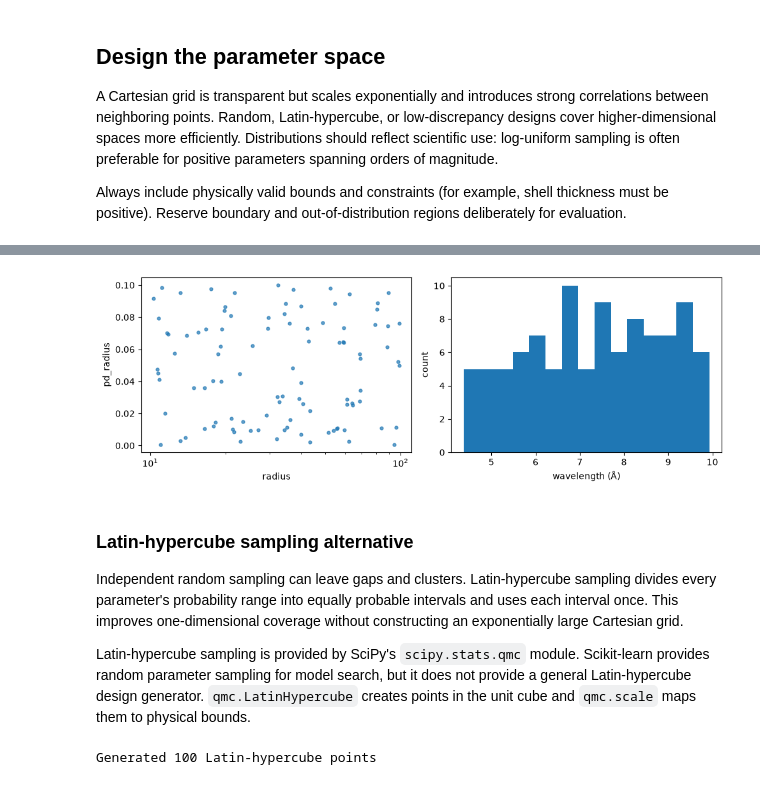
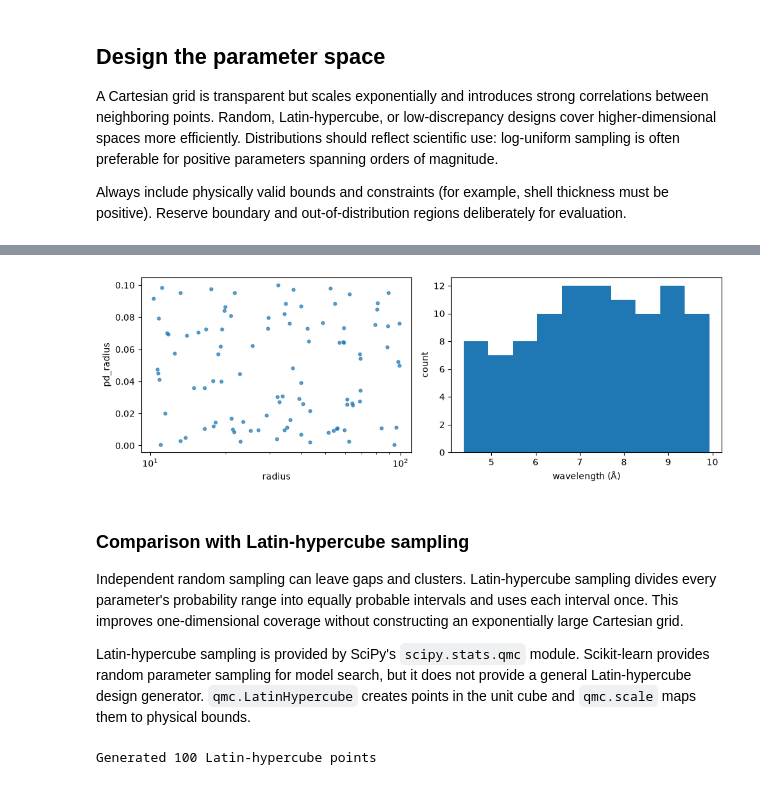
Before and after one commit to mccode-dev/PaNRAID, a Jupyter notebook: 22_September_Tuesday/05_afternoon_data_generation/01_dataset_generation.ipynb, the cells around one changed output, grey strips where cells are left out. Drawn from its saved outputs; the diff is of its cells as text; code cells hidden in the pictures.

```diff
--- a/22_September_Tuesday/05_afternoon_data_generation/01_dataset_generation.ipynb
+++ b/22_September_Tuesday/05_afternoon_data_generation/01_dataset_generation.ipynb
@@ -353,22 +324,22 @@ debug_design[:4]
 # %%
-# A randomized design. Save it: the table, not only a seed, is the definitive record.
+# A randomized design
 rng = np.random.default_rng(20260912)
 n_design = 100
 random_design = {
     'radius': np.exp(rng.uniform(np.log(10.0), np.log(100.0), n_design)),
     'pd_radius': rng.uniform(0.0, 0.1, n_design),
     'Lam': rng.uniform(4.0, 10.0, n_design),  # example instrument variation
 }
 fig, axes = plt.subplots(1, 2, figsize=(10, 3.5))
 axes[0].scatter(random_design['radius'], random_design['pd_radius'], s=12, alpha=.7)
 axes[0].set(xlabel='radius', ylabel='pd_radius', xscale='log')
-axes[1].hist(random_design['Lam'], bins=15)
+axes[1].hist(random_design['Lam'], bins=10)
 axes[1].set(xlabel='wavelength (Å)', ylabel='count')
 plt.tight_layout()
 # %% [output]
-[figure, old version]
+[figure, new version]
 # %% [markdown]
-### Latin-hypercube sampling alternative
+### Comparison with Latin-hypercube sampling
 
 Independent random sampling can leave gaps and clusters. Latin-hypercube sampling divides every parameter's probability range into equally probable intervals and uses each interval once. This improves one-dimensional coverage without constructing an exponentially large Cartesian grid.
 
```
Also changed, not shown: parts of 23 cells of this notebook.
